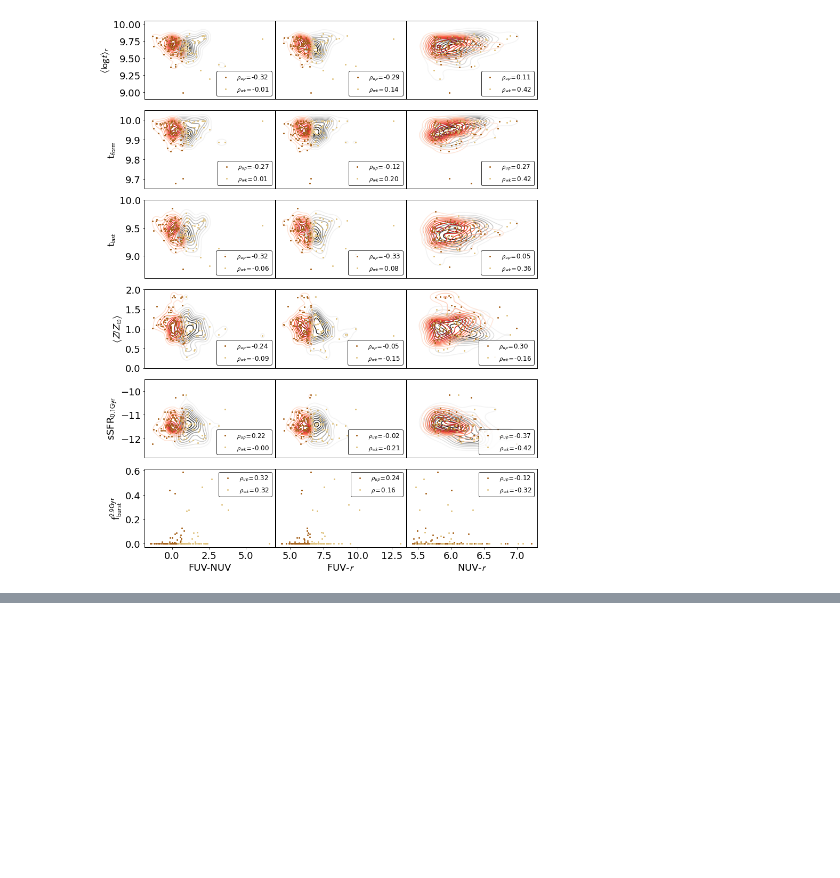
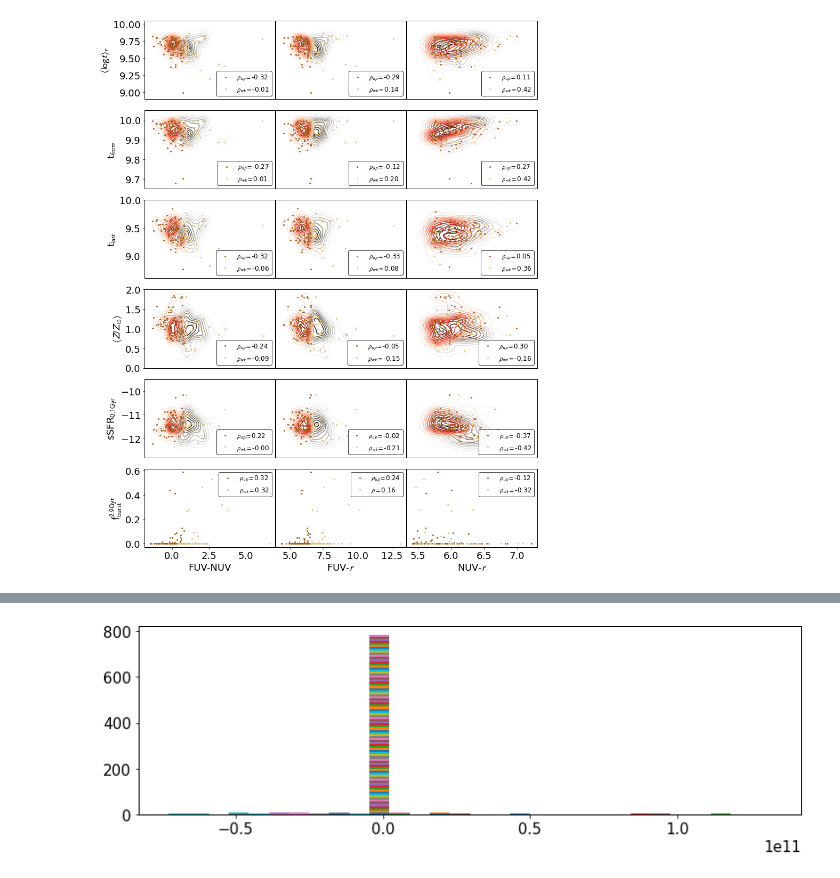
Before and after one commit to mdastro/UVupturn-RSGs, a Jupyter notebook: UV_PSM/PSM_StellarPopsAnalysis_MagPhys.ipynb, the cells around one changed output, grey strips where cells are left out. Cells and saved outputs as stored; diff of their text form; code cells hidden in the pictures; blank space fills up the shorter version.

```diff
--- a/UV_PSM/PSM_StellarPopsAnalysis_MagPhys.ipynb
+++ b/UV_PSM/PSM_StellarPopsAnalysis_MagPhys.ipynb
@@ -989,0 +1051,5 @@ s.spearmanr(uv_upturn['MAG_AB_FUV']-uv_upturn['MAG_AB_NUV'], uv_upturn['ager_per
+# %%
+plt.hist(pca_up, bins=30, stacked=True)
+plt.show()
+# %% [output]
+[figure, added]
```
Also changed, not shown: parts of 7 cells of this notebook, 2 other files.
